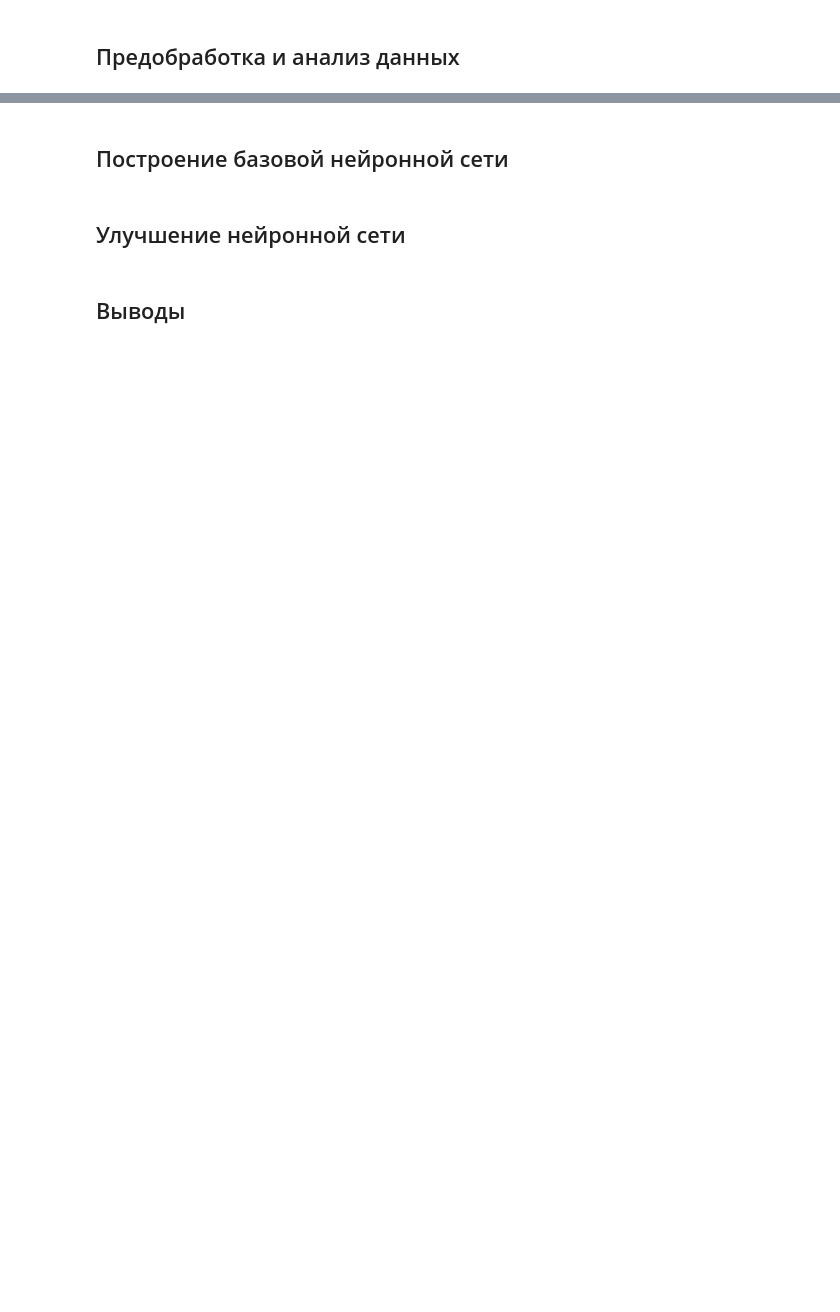
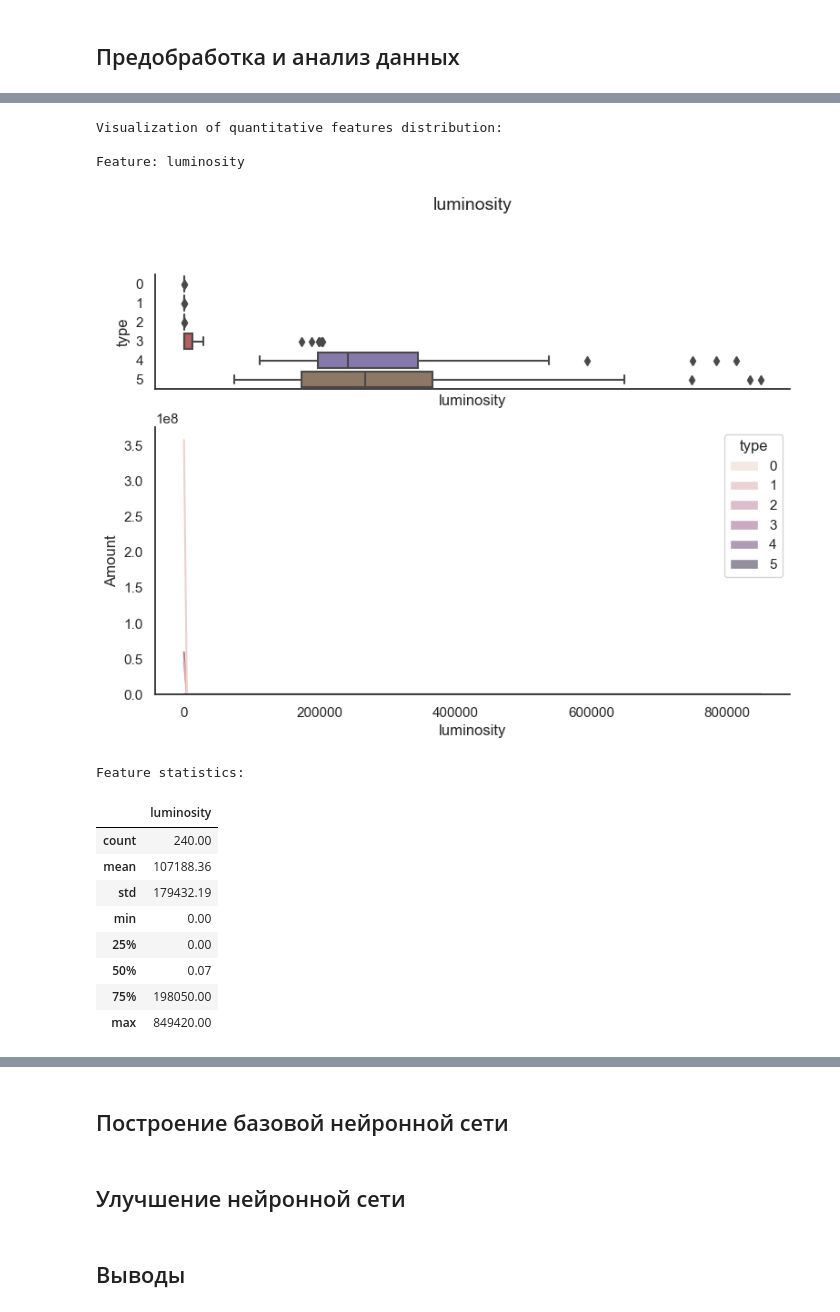
Before and after one commit to AdamCage/star_temperature_prediction_with_pytorch, a Jupyter notebook: star_temperature_prediction.ipynb, the cells around one changed output, grey strips where cells are left out. Cells and saved outputs as stored; diff of their text form; code cells hidden in the pictures; blank space fills up the shorter version.

```diff
--- a/star_temperature_prediction.ipynb
+++ b/star_temperature_prediction.ipynb
@@ -110,0 +525,18 @@
+# %%
+create_visualization(data=data[["luminosity", "type"]], dtype="scalars",
+                     target="type", is_cat_target=True, figsize=(9, 6))
+# %% [output]
+Visualization of quantitative features distribution:
+
+Feature: luminosity
+[figure, added]
+Feature statistics:
+|  | luminosity |
+| count | 240.00 |
+| mean | 107188.36 |
+| std | 179432.19 |
+| min | 0.00 |
+| 25% | 0.00 |
+| 50% | 0.07 |
+| 75% | 198050.00 |
+| max | 849420.00 |
```
Also changed, not shown: parts of 13 cells of this notebook, 1 other file.
